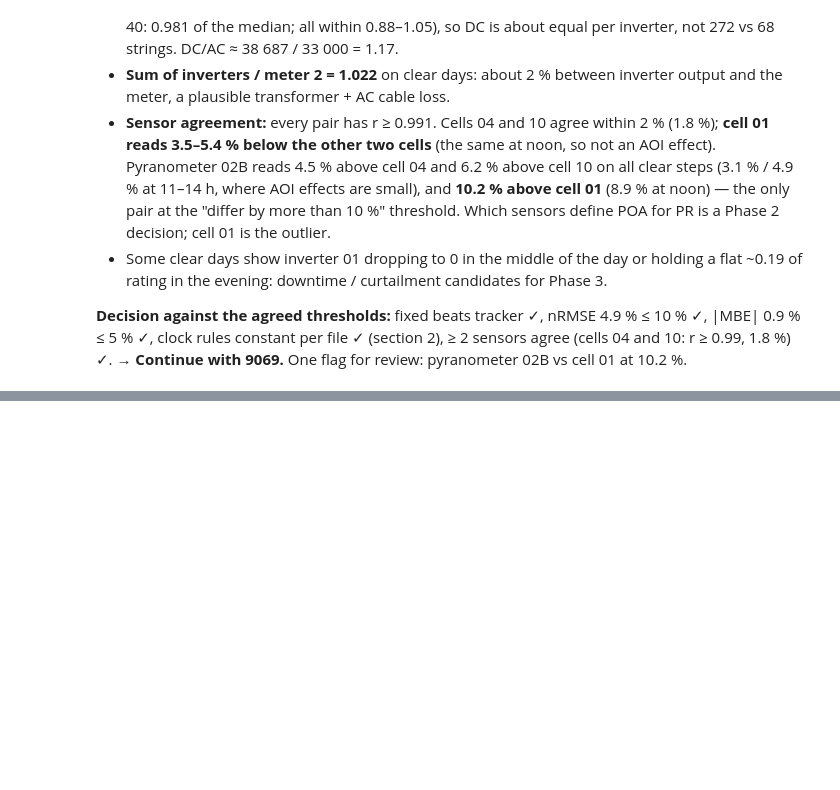
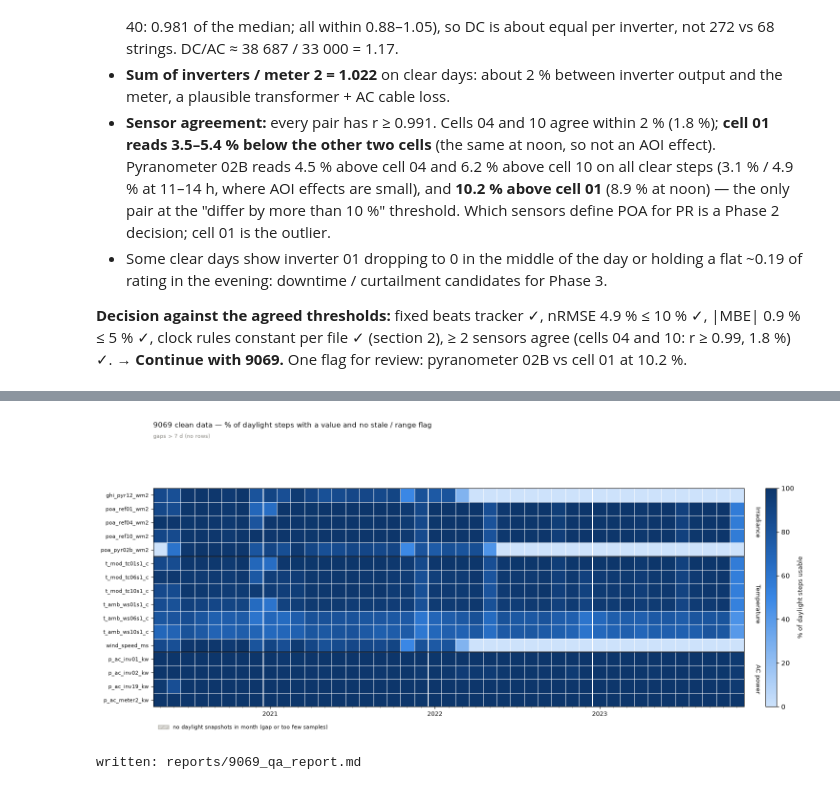
Before and after one commit to owl-solar/pv-loss-auditor, a Jupyter notebook: notebooks/01_data_qa.ipynb, the cells around one changed output, grey strips where cells are left out. Cells and saved outputs as stored; diff of their text form; code cells hidden in the pictures; blank space fills up the shorter version.

```diff
--- a/notebooks/01_data_qa.ipynb
+++ b/notebooks/01_data_qa.ipynb
@@ -409,0 +421,10 @@ lowest pairwise r on clear steps: 0.9913
+# %%
+from src import clean
+
+# Full run from the raw monthly parquet files (about 4 min; most of it is the stale-value test).
+data, sentinels = clean.build_clean(config)
+paths = clean.save_monthly(data, config["clean"]["out_dir"])
+print(f"{len(paths)} monthly files, {data.shape[0]} steps x {data.shape[1]} columns "
+      f"({sum(c.startswith('flag_') for c in data.columns)} flags), "
+      f"{data.index.min():%Y-%m-%d %H:%M} … {data.index.max():%Y-%m-%d %H:%M} UTC")
+data.iloc[:, :8].describe().round(1)
@@ -409,0 +466,42 @@ lowest pairwise r on clear steps: 0.9913
+# %%
+key_channels = {
+    "Irradiance": ["ghi_pyr12_wm2", "poa_ref01_wm2", "poa_ref04_wm2", "poa_ref10_wm2", "poa_pyr02b_wm2"],
+    "Temperature": ["t_mod_tc01s1_c", "t_mod_tc06s1_c", "t_mod_tc10s1_c",
+                    "t_amb_ws01s1_c", "t_amb_ws06s1_c", "t_amb_ws10s1_c", "wind_speed_ms"],
+    "AC power": ["p_ac_inv01_kw", "p_ac_inv02_kw", "p_ac_inv19_kw", "p_ac_meter2_kw"],
+}
+usable = clean.monthly_valid(data, [c for group in key_channels.values() for c in group]).T
+fig = availability_heatmap(usable, list(key_channels.items()),
+                           title="9069 clean data — % of daylight steps with a value and no stale / range flag")
+fig.axes[-1].set_ylabel("% of daylight steps usable", fontsize=9)  # colorbar label: not 'snapshots' here
+fig.savefig("reports/figures/9069_clean_usable.png", dpi=130, bbox_inches="tight")
+# %% [output]
+[figure, added]
+# %%
+findings = """\
+- **Thermocouple 03 s1 is not a module temperature for the whole period:** monthly median 50–80 °C
+  while thermocouple 01 reads 6–28 °C, about 45 °C at night, peaks up to 1138 °C, stuck at 1138
+  from 2023-07. Excluded from the clean dataset. Its "96–99 % valid" in the coverage map (section 1)
+  only meant "no placeholder"; that test did not check plausibility.
+  → Module temperature from thermocouples 01 / 06 s1 / 10.
+- **Ambient temperature, stations 03, 06 and 10:** 20–27 % of daylight steps sit in runs of ≥ 6
+  identical values in every year, at 0.1 °C resolution: the logger holds the last value.
+  Station 01: 3–7 %. → Use station 01 for ambient temperature.
+- **Frozen inverter readings:** inverters 02, 19–22, 25, 26 hold arbitrary values (e.g. 77, 248,
+  591 kW) for ≥ 30 min on 28–82 days each (0.4–0.7 % of daylight). Communication / logger freezes,
+  not curtailment (the held level differs every time).
+- **Pyranometer 02B:** all 9 848 logger placeholders of the period; out of range by day and down
+  to −181 W/m² at night.
+- **Wind:** values on 45 % of daylight steps only; 3276.7 (16-bit overflow, 32767 / 10) appears as
+  a placeholder and is flagged out of range.
+- **Reference cells:** out of range below 0.1 %. Night zero offset: cell 01 median 0 W/m² (negative
+  on 52 % of night steps, set to 0), cell 04 about +3 W/m². Neither explains the 3–5 % daytime
+  deficit of cell 01 (section 3).
+- **GHI (pyranometer 12):** no range or stale flags; exists until 2022-03 only.
+- **Not flagged on purpose:** inverter 01 at exactly 0 kW from late February to mid-April 2023
+  (downtime, a real loss for Phase 3) and clipping at 825 kW.
+"""
+report = clean.write_report(data, sentinels, config, config["clean"]["report"], findings)
+print("written:", report)
+# %% [output]
+written: reports/9069_qa_report.md
```
Also changed, not shown: parts of 4 cells of this notebook, 6 other files.
